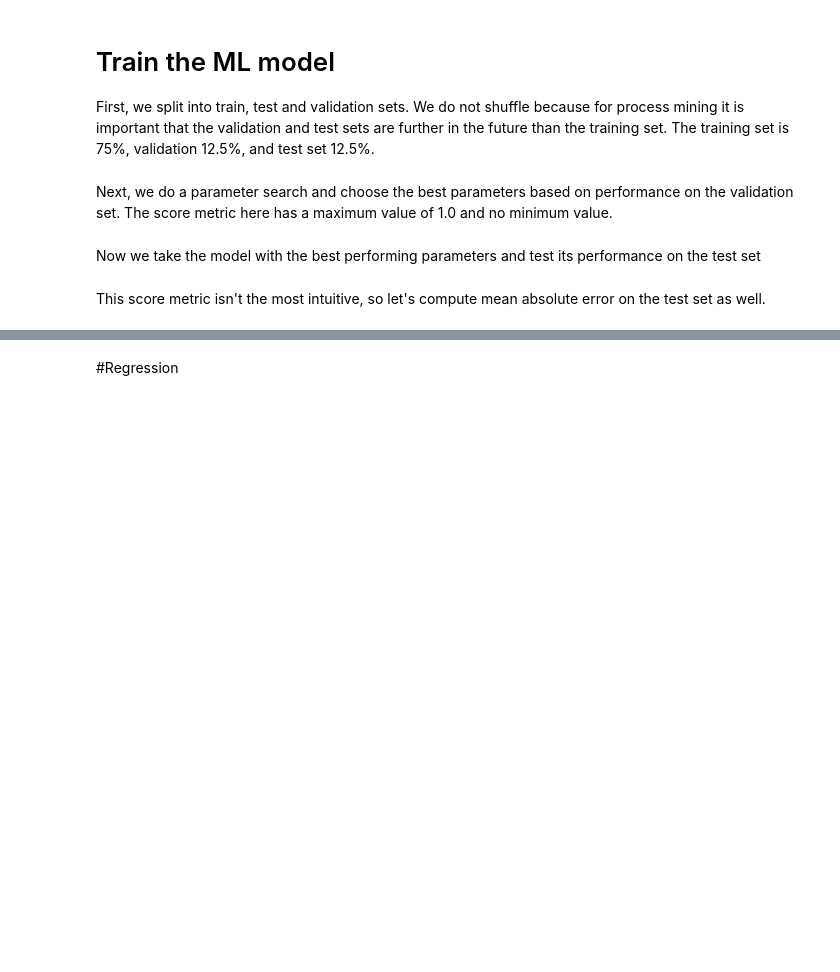
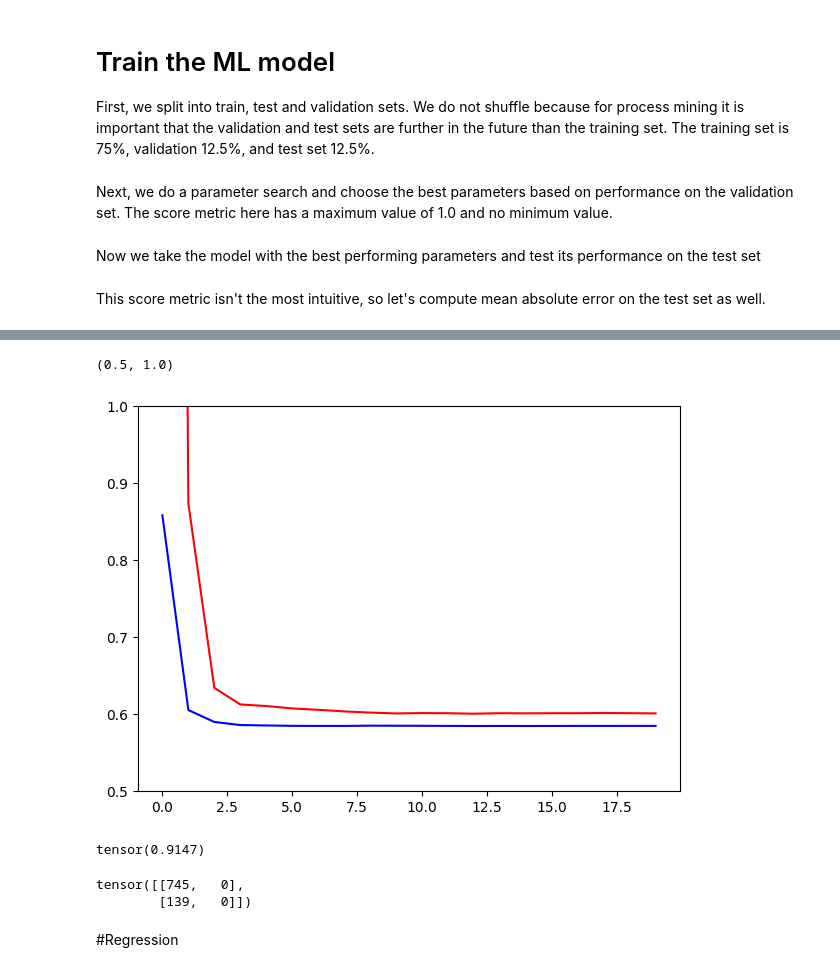
Before and after one commit to ArdaGunay99/starter-predictive-process-monitoring-main, a Jupyter notebook: python/PredictOverspentAmount.ipynb, the cells around one changed output, grey strips where cells are left out. Saved outputs shown, nothing was run; the diff lists cells and outputs as text; code cells hidden in the pictures; blank space fills up the shorter version.

Commit message:
Added evaluation metrics and training plots

```diff
--- a/python/PredictOverspentAmount.ipynb
+++ b/python/PredictOverspentAmount.ipynb
@@ -273,6 +276,7 @@ class Trainer():
         model.eval()
         model = model.float()
         test_losses=[]
+        y_test_pred=[]
         for batch in range(X_test.shape[0]):
             #self.model.eval()
             #X_test.astype(double), y_test.astype(double)
@@ -281,8 +285,10 @@ class Trainer():
             self.optimizer.zero_grad()  # zerograd the parameters
             out = model(input.float().cpu())  # one forward pass
             loss = self.criterion(out.clone().detach().cpu(), target.float().clone().detach().cpu())  # calculate loss
+            y_test_pred.append(out.clone().detach().numpy())
 
             test_losses.append(float(loss))
+        return y_test_pred
 
         print(f"LOSS: {np.mean(test_losses):.4f}")
 # %%
@@ -327,4 +333,23 @@ VAL LOSS: 0.5854
 ... (9 outputs left out)
+# %%
+plt.figure(0, figsize=(7,5))
+plt.plot(trainer_class.mean_train_losses, 'red')
+plt.plot(trainer_class.mean_val_losses, 'blue')
+plt.ylim(0.5,1)
+# %% [output]
+(0.5, 1.0)
+[figure, added]
+# %%
+metric = BinaryF1Score(threshold=0.5)
+metric(torch.as_tensor(1-np.array(class_pred)[:,0]), torch.as_tensor(1-y_test))
+# %% [output]
+tensor(0.9147)
+# %%
+metric = BinaryConfusionMatrix()
+metric(torch.as_tensor(np.array(class_pred)[:,0]), torch.as_tensor(y_test))
+# %% [output]
+tensor([[745,   0],
+        [139,   0]])
 # %% [markdown]
 #Regression
 # %%
```
Also changed, not shown: parts of 6 cells of this notebook.
